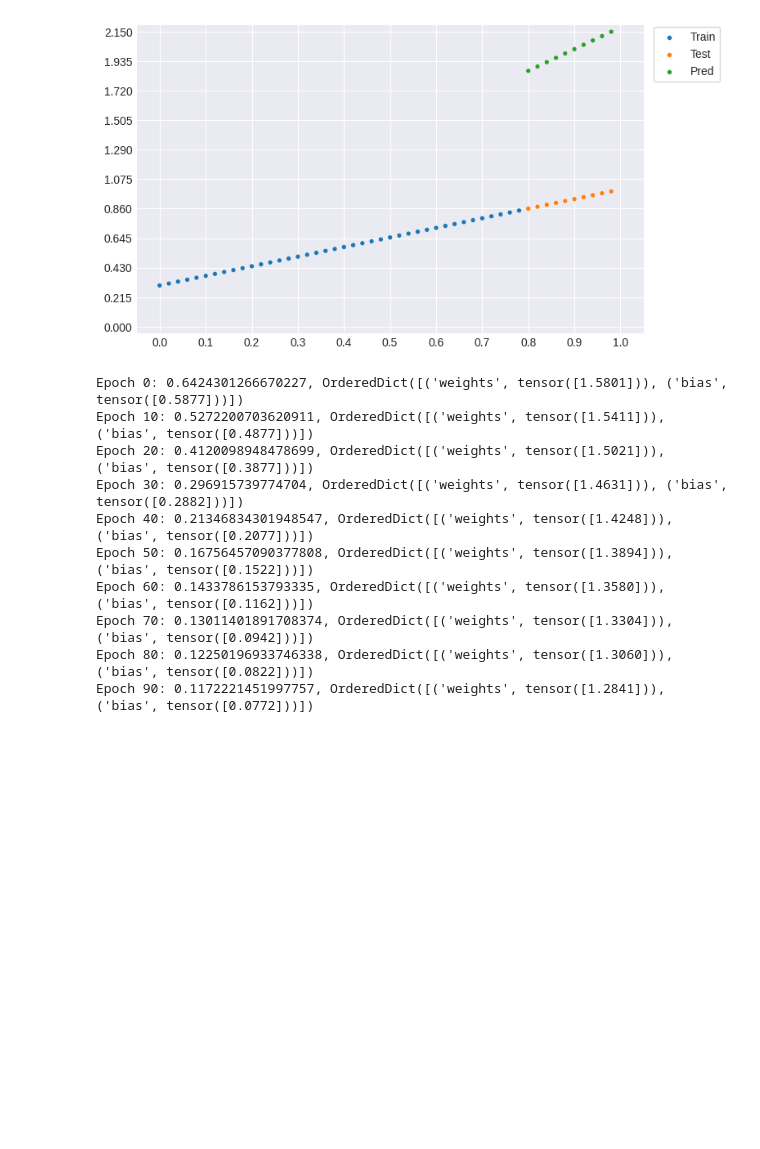
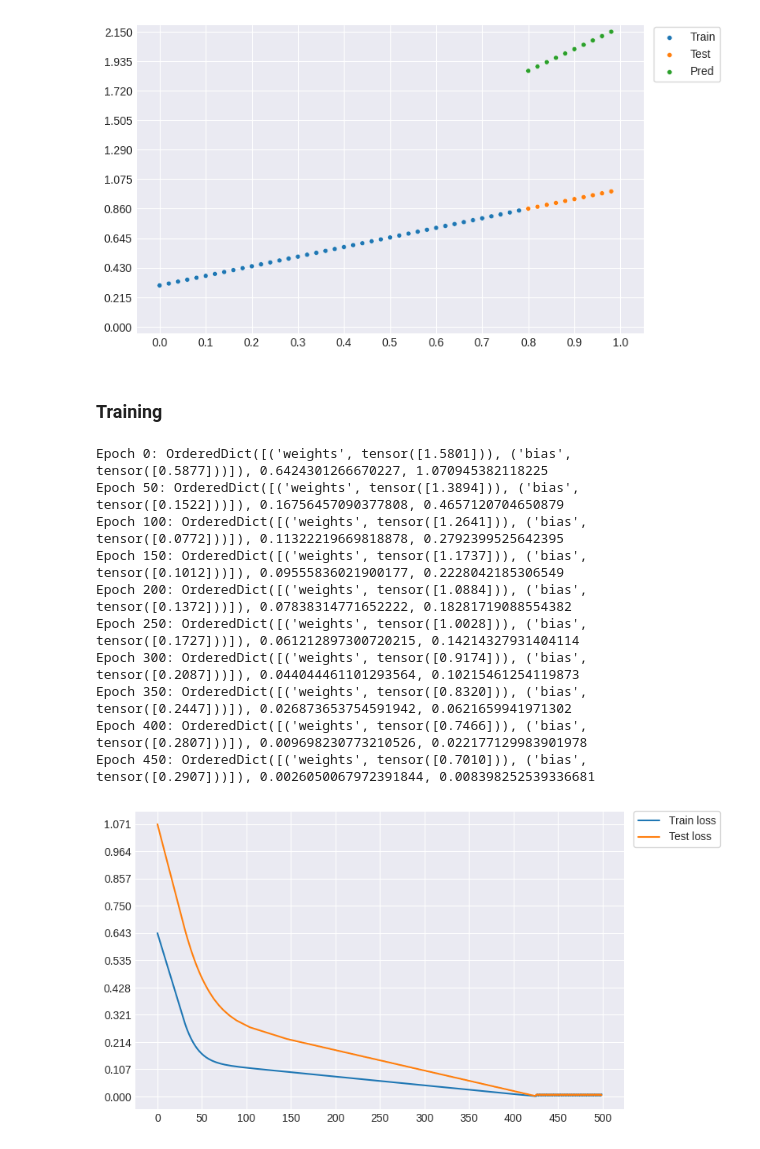
Before and after one commit to flohmannjr/pytorch_learning, a Jupyter notebook: PyTorch_Basics.ipynb, the cells around one changed output. Saved outputs shown, nothing was run; the diff lists cells and outputs as text; code cells hidden in the pictures; blank space fills up the shorter version.

```diff
--- a/PyTorch_Basics.ipynb
+++ b/PyTorch_Basics.ipynb
@@ -90,6 +90,26 @@ def plot_data(X_train=[], y_train=[],
     plt.legend(loc=(1.02, legend_base), frameon=True, facecolor='white')
 
     plt.show()
+
+def plot_loss(loss_train = [], loss_test = []):
+
+    padding = 0.05
+    ylim = get_lim()
+
+    sns.lineplot(data=loss_train, label='Train loss')
+    sns.lineplot(data=loss_test, label='Test loss')
+
+    ylim = get_lim(ylim, loss_train)
+    ylim = get_lim(ylim, loss_test)
+
+    plt.ylim(ylim[0] - padding, ylim[1] + padding)
+
+    plt.xticks(ticks=np.linspace(0, len(loss_train), 11))
+    plt.yticks(ticks=np.linspace(ylim[0], ylim[1], 11))
+
+    plt.legend(loc=(1.02, 0.88), frameon=True, facecolor='white')
+
+    plt.show()
 # %% [markdown]
 # Data
 # %% [markdown]
@@ -152,6 +176,8 @@ plot_data(X_train, y_train,
           X_test, y_pred)
 # %% [output]
 [figure]
+# %% [markdown]
+### Training
 # %%
 torch.manual_seed(SEED)
 
@@ -159,7 +185,10 @@ models[0] = LRModel()
 loss_func = nn.L1Loss()
 optimizer = torch.optim.SGD(params=models[0].parameters(), lr=0.01)
 
-epochs = 100
+epochs = 500
+
+loss_train = []
+loss_test  = []
 
 for epoch in range(epochs):
 
@@ -171,6 +200,8 @@ for epoch in range(epochs):
 
     # 2. Calculate the loss
     loss = loss_func(y_pred, y_train)
+
+    loss_train.append(loss.item())
 
     # 3. Zero grad of the optimizer (optimizer changes will acculumate through the loop)
     optimizer.zero_grad()
@@ -184,16 +215,30 @@ for epoch in range(epochs):
     # Set the model to evaluation mode (turns off settings not needed for evaluation)
     models[0].eval()
 
-    if epoch % 10 == 0:
-        print(f'Epoch {epoch}: {loss}, {models[0].state_dict()}')
+    with torch.inference_mode():
+
+        # 1. Forward pass
+        y_pred = models[0](X_test)
+
+        # 2. Calculate the loss
+        loss = loss_func(y_pred, y_test)
+
+        loss_test.append(loss.item())
+
+        if epoch % 50 == 0:
+            print(f'Epoch {epoch}: {models[0].state_dict()}, {loss_train[-1]}, {loss_test[-1]}')
 # %% [output]
-Epoch 0: 0.6424301266670227, OrderedDict([('weights', tensor([1.5801])), ('bias', tensor([0.5877]))])
-Epoch 10: 0.5272200703620911, OrderedDict([('weights', tensor([1.5411])), ('bias', tensor([0.4877]))])
-Epoch 20: 0.4120098948478699, OrderedDict([('weights', tensor([1.5021])), ('bias', tensor([0.3877]))])
-Epoch 30: 0.296915739774704, OrderedDict([('weights', tensor([1.4631])), ('bias', tensor([0.2882]))])
-Epoch 40: 0.21346834301948547, OrderedDict([('weights', tensor([1.4248])), ('bias', tensor([0.2077]))])
-Epoch 50: 0.16756457090377808, OrderedDict([('weights', tensor([1.3894])), ('bias', tensor([0.1522]))])
-Epoch 60: 0.1433786153793335, OrderedDict([('weights', tensor([1.3580])), ('bias', tensor([0.1162]))])
-Epoch 70: 0.13011401891708374, OrderedDict([('weights', tensor([1.3304])), ('bias', tensor([0.0942]))])
-Epoch 80: 0.12250196933746338, OrderedDict([('weights', tensor([1.3060])), ('bias', tensor([0.0822]))])
-Epoch 90: 0.1172221451997757, OrderedDict([('weights', tensor([1.2841])), ('bias', tensor([0.0772]))])
+Epoch 0: OrderedDict([('weights', tensor([1.5801])), ('bias', tensor([0.5877]))]), 0.6424301266670227, 1.070945382118225
+Epoch 50: OrderedDict([('weights', tensor([1.3894])), ('bias', tensor([0.1522]))]), 0.16756457090377808, 0.4657120704650879
+Epoch 100: OrderedDict([('weights', tensor([1.2641])), ('bias', tensor([0.0772]))]), 0.11322219669818878, 0.2792399525642395
+Epoch 150: OrderedDict([('weights', tensor([1.1737])), ('bias', tensor([0.1012]))]), 0.09555836021900177, 0.2228042185306549
+Epoch 200: OrderedDict([('weights', tensor([1.0884])), ('bias', tensor([0.1372]))]), 0.07838314771652222, 0.18281719088554382
+Epoch 250: OrderedDict([('weights', tensor([1.0028])), ('bias', tensor([0.1727]))]), 0.061212897300720215, 0.14214327931404114
+Epoch 300: OrderedDict([('weights', tensor([0.9174])), ('bias', tensor([0.2087]))]), 0.044044461101293564, 0.10215461254119873
+Epoch 350: OrderedDict([('weights', tensor([0.8320])), ('bias', tensor([0.2447]))]), 0.026873653754591942, 0.0621659941971302
+Epoch 400: OrderedDict([('weights', tensor([0.7466])), ('bias', tensor([0.2807]))]), 0.009698230773210526, 0.022177129983901978
+Epoch 450: OrderedDict([('weights', tensor([0.7010])), ('bias', tensor([0.2907]))]), 0.0026050067972391844, 0.008398252539336681
+# %%
+plot_loss(loss_train, loss_test)
+# %% [output]
+[figure, added]
```
Also changed, not shown: parts of 5 cells of this notebook.
